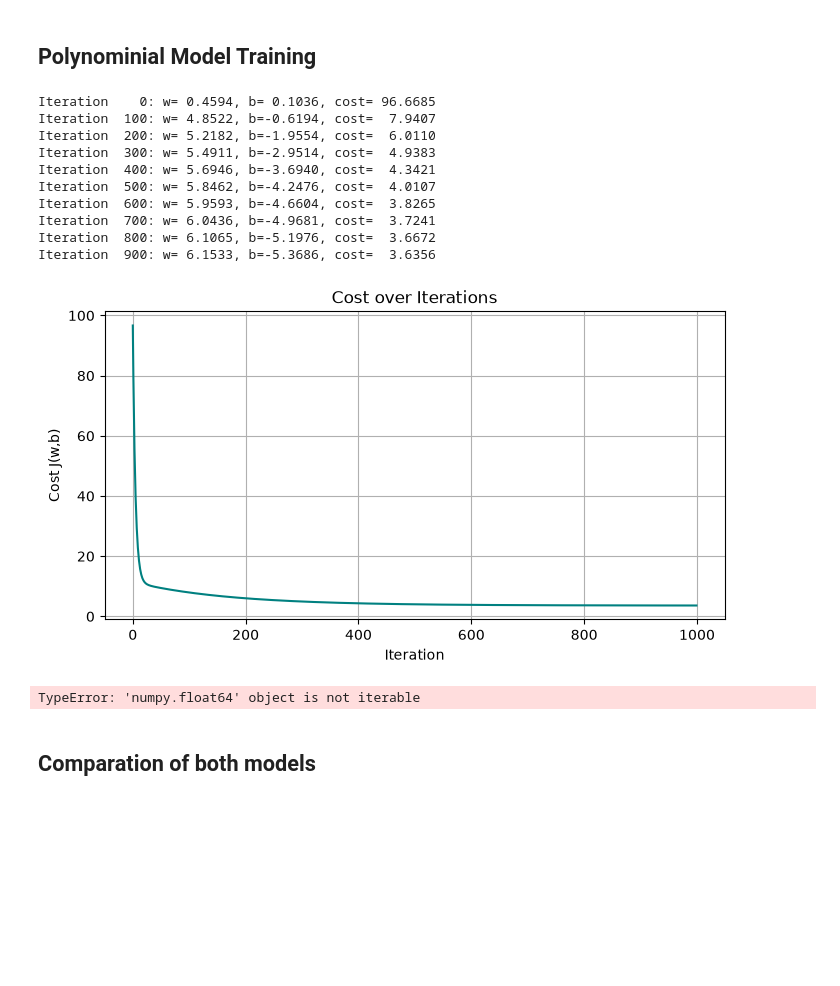
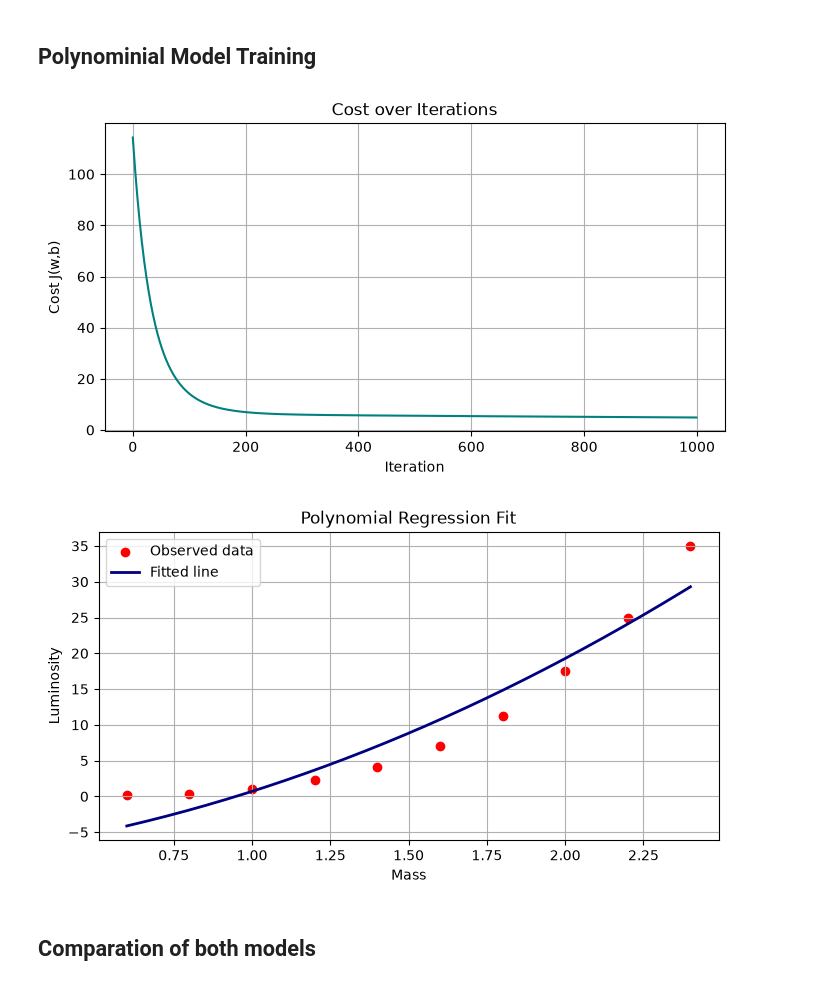
Before and after one commit to carolina-cepeda/stellar_luminosity_regression, a Jupyter notebook: stellar_luminosity_hands_on.ipynb, the cells around one changed output. Cells and saved outputs as stored; diff of their text form; code cells hidden in the pictures; blank space fills up the shorter version.

```diff
--- a/stellar_luminosity_hands_on.ipynb
+++ b/stellar_luminosity_hands_on.ipynb
@@ -63,7 +63,7 @@ def predict(x, w, b):
 def compute_cost(x, y, w, b):
     """Compute the cost J(w,b) using NumPy vectorization."""
     m = x.shape[0]
-    y_hat = w * x + b
+    y_hat = predict(x, w, b)
     errors = y_hat - y
     cost = np.sum(errors ** 2) / (2 * m)
     return cost
@@ -78,9 +78,9 @@ def mean_squared_error(y_hat, y):
 def compute_gradients(x, y, w, b):
     """Compute dJ/dw and dJ/db using NumPy vectorization."""
     m = x.shape[0]
-    y_hat = w * x + b
+    y_hat = predict(x, w, b)
     errors = y_hat - y
-    dj_dw = np.sum(errors * x) / m
+    dj_dw = (x.T @ errors) / m
     dj_db = np.sum(errors) / m
     return dj_dw, dj_db
 
@@ -102,3 +102,9 @@ def gradient_descent(x, y, w_init, b_init, alpha, num_iterations):
             print(f"Iteration {i:4d}: w={w:7.4f}, b={b:7.4f}, cost={cost:8.4f}")
 
     return w, b, history
+
+def feature_scale(X):
+    means = X.mean(axis=0)
+    stds = X.std(axis=0, ddof=0)
+    X_scaled = (X - means) / stds
+    return X_scaled, means, stds
@@ -192,64 +234,54 @@ As we can see, the fitted line has too many systemic errors when compared to the
 # %% [markdown]
 ## Polynominial Model Training
 # %%
-x_polynomial = np.array([mass**2 for mass in mass_array])
+x_polynomial = np.column_stack([mass_array, mass_array ** 2])
 
+x_polynomial_scaled, means_poly, stds_poly = feature_scale(x_polynomial)
 
-w_final, b_final, history = gradient_descent(
-    x_polynomial,
+w_init = np.zeros(x_polynomial_scaled.shape[1])
+b_init = 0.0
+
+w_final, b_final, history_it, history_cost = gradient_descent_poly(
+    x_polynomial_scaled,
     luminosity_array,
     w_init,
     b_init,
     alpha,
     num_iterations,
+    print_progress=False
 )
 
-iterations = [i for i, _ in history]
-costs = [c for _, c in history]
+iterations = history_it
+costs = history_cost
 
 plt.figure(figsize=(8, 4))
 plt.plot(iterations, costs, color='teal')
 plt.title('Cost over Iterations')
 plt.xlabel('Iteration')
 plt.ylabel('Cost J(w,b)')
 plt.grid(True)
 plt.show()
 
-x_fit = np.linspace(np.min(x_polynomial), np.max(x_polynomial), 200)
-y_fit = predict(x_fit, w_final, b_final)
+# Fitting the polynomial regression model to the data
+x_fit = np.linspace(np.min(mass_array), np.max(mass_array), 200)
+x_fit_poly = np.column_stack([x_fit, x_fit ** 2])
+
+x_fit_poly_scaled = (x_fit_poly - means_poly) / stds_poly
+
+y_fit = predict_poly(x_fit_poly_scaled, w_final, b_final)
 
 plt.figure(figsize=(8, 4))
-plt.scatter(x_polynomial, luminosity_array, color='red', label='Observed data')
+plt.scatter(mass_array, luminosity_array, color='red', label='Observed data')
 plt.plot(x_fit, y_fit, color='navy', linewidth=2, label='Fitted line')
 plt.title('Polynomial Regression Fit')
-plt.xlabel('Mass^2')
+plt.xlabel('Mass')
 plt.ylabel('Luminosity')
 plt.grid(True)
 plt.legend()
 plt.show()
-
-final_cost = compute_cost(x_polynomial, luminosity_array, w_final, b_final)
-print(f"Final parameters: w = {w_final:.6f}, b = {b_final:.6f}")
-print(f"Final cost: {final_cost:.6f}")
-
-predictions = predict(x_polynomial, w_final, b_final)
-residuals = predictions - luminosity_array
-
-print("Residuals:")
-print(residuals)
 # %% [output]
-Iteration    0: w= 0.4594, b= 0.1036, cost= 96.6685
-Iteration  100: w= 4.8522, b=-0.6194, cost=  7.9407
-Iteration  200: w= 5.2182, b=-1.9554, cost=  6.0110
-Iteration  300: w= 5.4911, b=-2.9514, cost=  4.9383
-Iteration  400: w= 5.6946, b=-3.6940, cost=  4.3421
-Iteration  500: w= 5.8462, b=-4.2476, cost=  4.0107
-Iteration  600: w= 5.9593, b=-4.6604, cost=  3.8265
-Iteration  700: w= 6.0436, b=-4.9681, cost=  3.7241
-Iteration  800: w= 6.1065, b=-5.1976, cost=  3.6672
-Iteration  900: w= 6.1533, b=-5.3686, cost=  3.6356
-[figure, old version]
+[figure, new version]
-TypeError: 'numpy.float64' object is not iterable
+[figure, added]
 # %% [markdown]
 ## Comparation of both models
 # %% [markdown]
```
Also changed, not shown: parts of 3 cells of this notebook.
